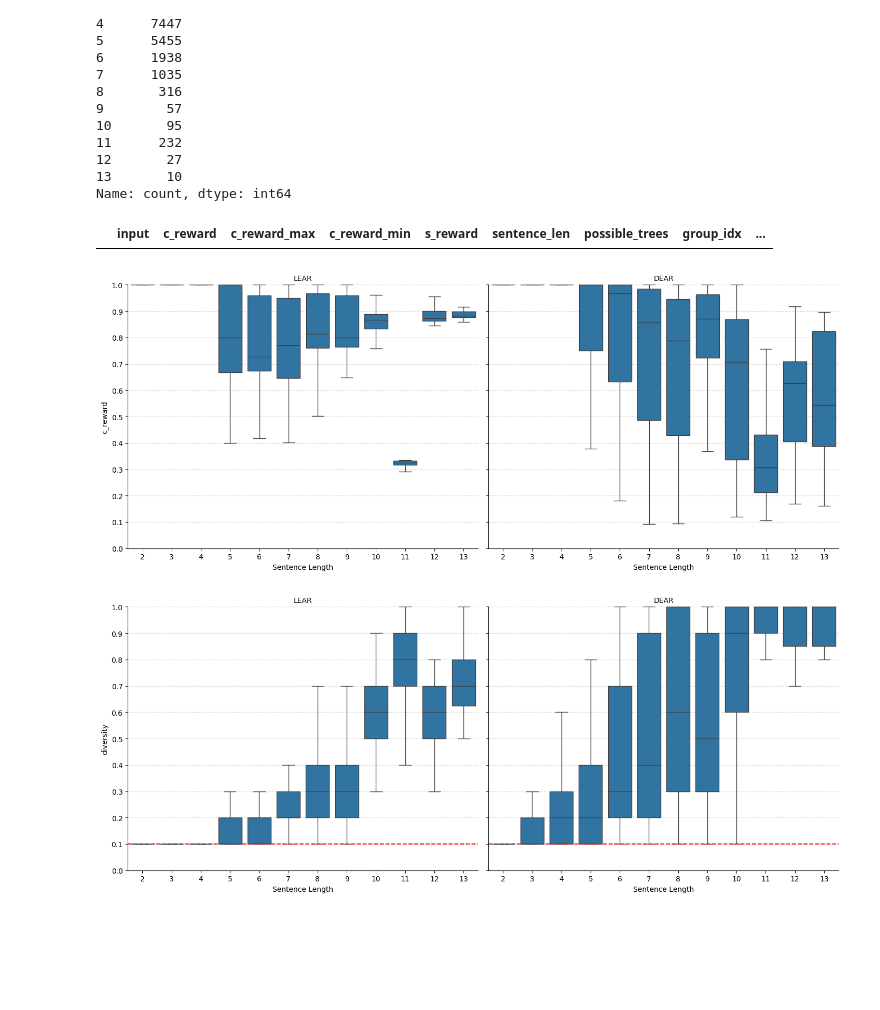
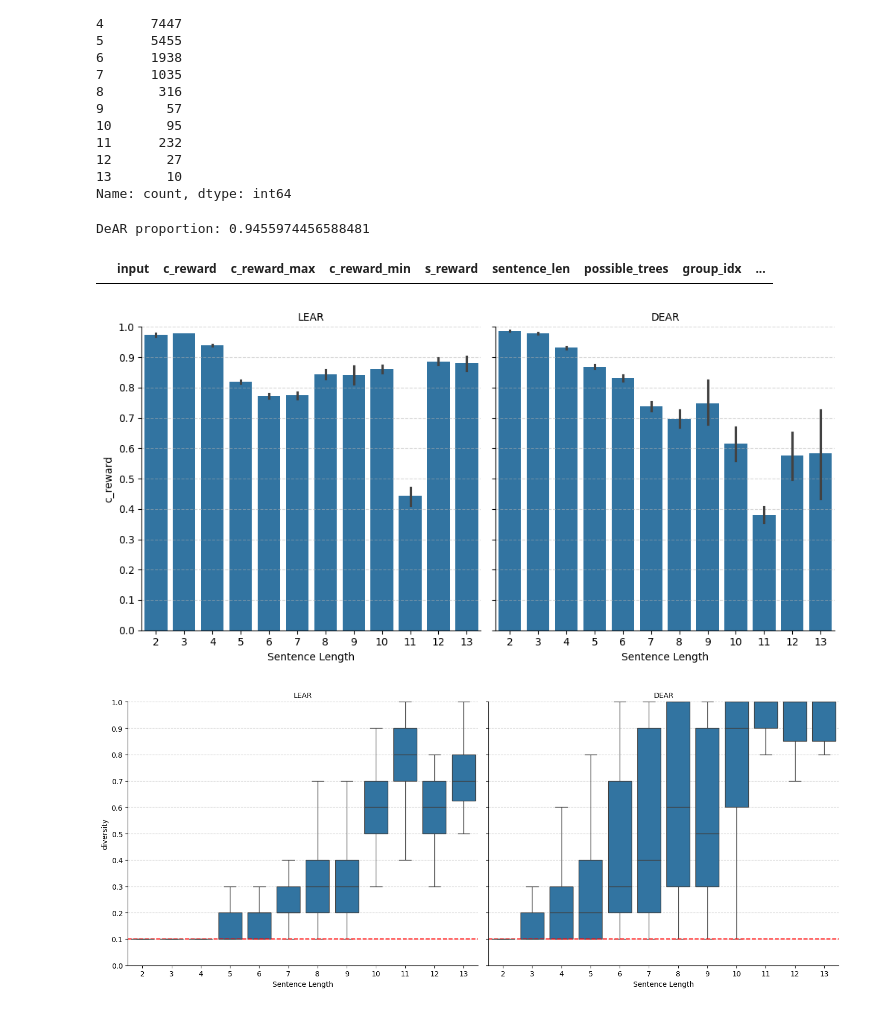
Before and after one commit to JoaquinCardonaRuiz/thesis-compositionality, a Jupyter notebook: ACL/sparsity_test/sparsity.ipynb, the cells around one changed output. Saved outputs shown, nothing was run; the diff lists cells and outputs as text; code cells hidden in the pictures; blank space fills up the shorter version.

```diff
--- a/ACL/sparsity_test/sparsity.ipynb
+++ b/ACL/sparsity_test/sparsity.ipynb
@@ -385,7 +362,7 @@ lear_avg = lear_df.groupby('input', sort=False).agg({
 }).reset_index()
 lear_avg.columns = ['input', 'c_reward', 'c_reward_max', 'c_reward_min', 's_reward', 'sentence_len', 'possible_trees', 'group_idx']
 
-dear_avg = dear_df.groupby('input').agg({
+dear_avg = dear_df.groupby('input', sort=False).agg({
     'c_reward': ['mean', 'max', 'min'],
     's_reward': 'mean',
     'sentence_len': 'first',
@@ -401,7 +378,7 @@ dear_avg['row_num'] = range(len(dear_avg))
 # Add "sparsity" field: proportion of c_rewards == 0 for each input group
 
 def calc_sparsity(group):
-    return (group['c_reward'] == 0).sum() / len(group)
+    return (group['c_reward'] == 0.0).sum() / len(group)
 
 lear_sparsity = lear_df.groupby('input').apply(calc_sparsity).reset_index(name='sparsity')
 dear_sparsity = dear_df.groupby('input').apply(calc_sparsity).reset_index(name='sparsity')
@@ -423,6 +400,9 @@ dear_diversity = (dear_df
                   .reset_index(name='trees_explored'))
 
 
+# compute "perfect_reward" field, 1 if all 10 samples have c_reward == 1, else 0
+lear_avg['perfect_reward'] = (lear_avg['c_reward_min'] == 1.0).astype(int)
+dear_avg['perfect_reward'] = (dear_avg['c_reward_min'] == 1.0).astype(int)
 
 # optional: fraction of samples that are unique (out of 10)
 lear_diversity['diversity'] = lear_diversity['trees_explored'] / 10
@@ -453,0 +434,10 @@ lear_avg
+# %%
+# calculate accuracy as when both c_reward and s_reward are 1
+dear_avg['accuracy'] = ((dear_avg['c_reward'] == 1) & (dear_avg['s_reward'] == 1)).astype(int)
+lear_avg['accuracy'] = ((lear_avg['c_reward'] == 1) & (lear_avg['s_reward'] == 1)).astype(int)
+
+# print some statistics
+print(f"DeAR accuracy Mean: {dear_avg['accuracy'].mean()}")
+print(f"DeAR accuracy std: {dear_avg['accuracy'].std()}")
+print(f"LEAR accuracy Mean: {lear_avg['accuracy'].mean()}")
+print(f"LEAR accuracy std: {lear_avg['accuracy'].std()}")
@@ -468,6 +463,12 @@ sentence_len
 12       27
 13       10
 Name: count, dtype: int64
+# %%
+# print proportion of sentences with sentence_len 2 to 6
+dear_prop = (dear_avg['sentence_len'].between(2, 6).mean())
+print(f"DeAR proportion: {dear_prop}")
+# %% [output]
+DeAR proportion: 0.9455974456588481
 # %%
 # whenever prop > 1, set to 1, and set trees_explored to possible_trees
 dear_avg.loc[dear_avg['prop'] > 1, 'prop'] = 1
@@ -478,34 +479,30 @@ dear_avg[dear_avg['prop'] > 1]
 # %%
 # Create long-form DataFrame
 lear_long = lear_avg[['sentence_len', 'c_reward']].copy()
 lear_long['method'] = 'LEAR'
 dear_long = dear_avg[['sentence_len', 'c_reward']].copy()
 dear_long['method'] = 'DEAR'
 df = pd.concat([lear_long, dear_long], ignore_index=True)
 
 g = sns.catplot(
     data=df,
     x='sentence_len',
     y='c_reward',
     col='method',
-    kind='box',
-    showcaps=True,
-    showfliers=False,
-    height=6,
-    aspect=1.2
+    kind='bar',
 )
 
 g.set_axis_labels("Sentence Length", "c_reward")
 g.set_titles("{col_name}")
 for ax in g.axes.flat:
     ax.set_ylim(0, 1)
     ax.set_yticks([n*0.1 for n in range(11)])
     ax.grid(axis='y', linestyle='--', alpha=0.5)
 
 plt.tight_layout()
 plt.show()
 # %% [output]
-[figure, old version]
+[figure, new version]
 # %%
 # Create long-form DataFrame
 lear_long = lear_avg[['sentence_len', 'diversity']].copy()
```
Also changed, not shown: parts of 25 cells of this notebook, 3 other files.
